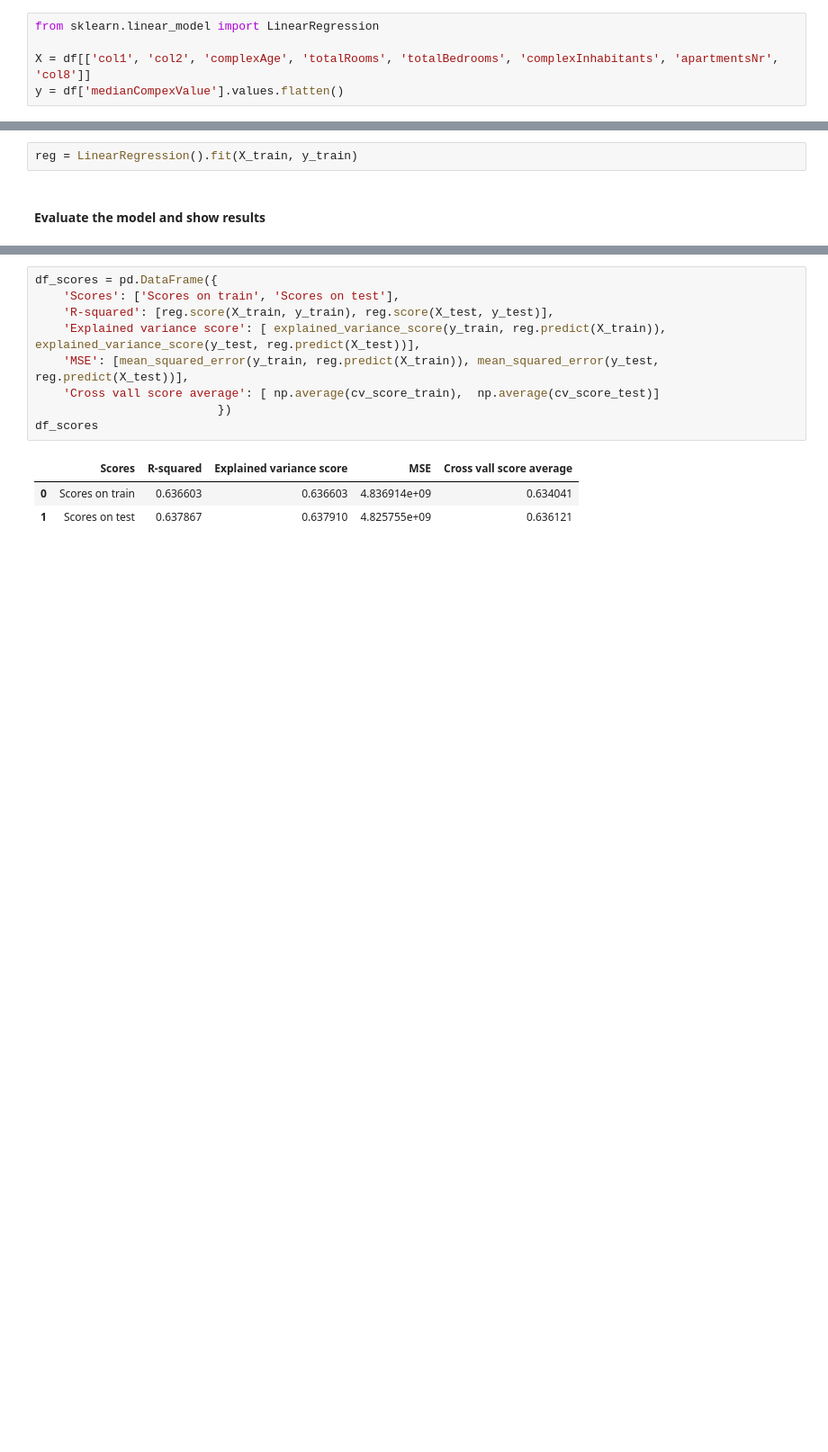
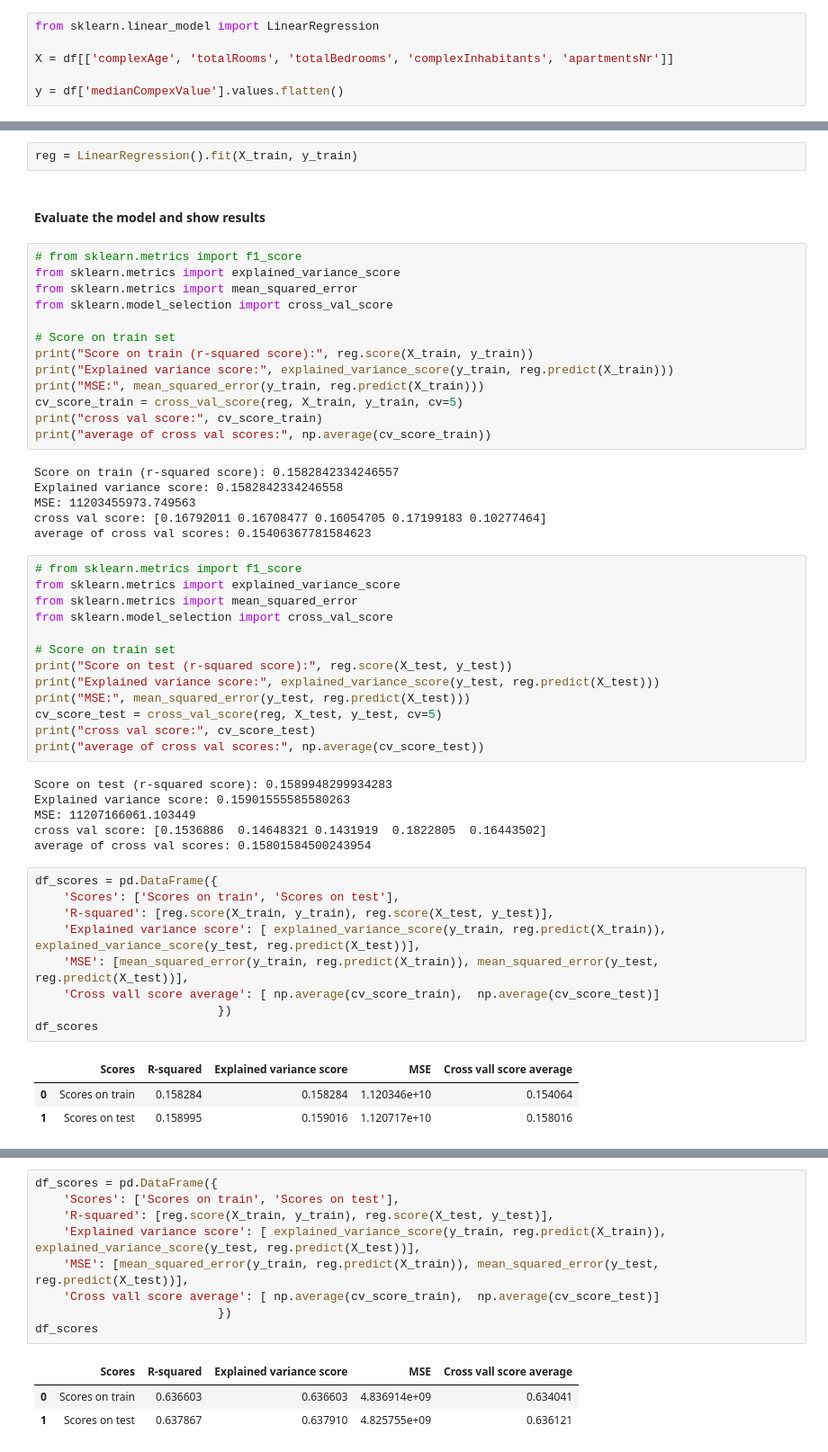
Before and after one commit to mdiannna/Labs_UTM_AI, a Jupyter notebook: Lab3/LinearRegressionLab3AI.ipynb, the cells around one changed output, grey strips where cells are left out. Shown at 90% size. Saved outputs shown, nothing was run; the diff lists cells and outputs as text; blank space fills up the shorter version.

```diff
--- a/Lab3/LinearRegressionLab3AI.ipynb
+++ b/Lab3/LinearRegressionLab3AI.ipynb
@@ -198,7 +197,8 @@ Difference in %:  1.411728163064496 %
 # %%
 from sklearn.linear_model import LinearRegression
 
-X = df[['col1', 'col2', 'complexAge', 'totalRooms', 'totalBedrooms', 'complexInhabitants', 'apartmentsNr', 'col8']]
+X = df[['complexAge', 'totalRooms', 'totalBedrooms', 'complexInhabitants', 'apartmentsNr']]
+
 y = df['medianCompexValue'].values.flatten()
 # %%
 from sklearn.model_selection import train_test_split
@@ -208,3 +208,54 @@ X_train, X_test, y_train, y_test = train_test_split(X, y, test_size=0.33, random
 reg = LinearRegression().fit(X_train, y_train)
 # %% [markdown]
 #### Evaluate the model and show results
+# %%
+# from sklearn.metrics import f1_score
+from sklearn.metrics import explained_variance_score
+from sklearn.metrics import mean_squared_error
+from sklearn.model_selection import cross_val_score
+
+# Score on train set
+print("Score on train (r-squared score):", reg.score(X_train, y_train))
+print("Explained variance score:", explained_variance_score(y_train, reg.predict(X_train)))
+print("MSE:", mean_squared_error(y_train, reg.predict(X_train)))
+cv_score_train = cross_val_score(reg, X_train, y_train, cv=5)
+print("cross val score:", cv_score_train)
+print("average of cross val scores:", np.average(cv_score_train))
+# %% [output]
+Score on train (r-squared score): 0.1582842334246557
+Explained variance score: 0.1582842334246558
+MSE: 11203455973.749563
+cross val score: [0.16792011 0.16708477 0.16054705 0.17199183 0.10277464]
+average of cross val scores: 0.15406367781584623
+# %%
+# from sklearn.metrics import f1_score
+from sklearn.metrics import explained_variance_score
+from sklearn.metrics import mean_squared_error
+from sklearn.model_selection import cross_val_score
+
+# Score on train set
+print("Score on test (r-squared score):", reg.score(X_test, y_test))
+print("Explained variance score:", explained_variance_score(y_test, reg.predict(X_test)))
+print("MSE:", mean_squared_error(y_test, reg.predict(X_test)))
+cv_score_test = cross_val_score(reg, X_test, y_test, cv=5)
+print("cross val score:", cv_score_test)
+print("average of cross val scores:", np.average(cv_score_test))
+# %% [output]
+Score on test (r-squared score): 0.1589948299934283
+Explained variance score: 0.15901555585580263
+MSE: 11207166061.103449
+cross val score: [0.1536886  0.14648321 0.1431919  0.1822805  0.16443502]
+average of cross val scores: 0.15801584500243954
+# %%
+df_scores = pd.DataFrame({
+    'Scores': ['Scores on train', 'Scores on test'],
+    'R-squared': [reg.score(X_train, y_train), reg.score(X_test, y_test)],
+    'Explained variance score': [ explained_variance_score(y_train, reg.predict(X_train)),  explained_variance_score(y_test, reg.predict(X_test))],
+    'MSE': [mean_squared_error(y_train, reg.predict(X_train)), mean_squared_error(y_test, reg.predict(X_test))],
+    'Cross vall score average': [ np.average(cv_score_train),  np.average(cv_score_test)]
+                          })
+df_scores
+# %% [output]
+|  | Scores | R-squared | Explained variance score | MSE | Cross vall score average |
+| 0 | Scores on train | 0.158284 | 0.158284 | 1.120346e+10 | 0.154064 |
+| 1 | Scores on test | 0.158995 | 0.159016 | 1.120717e+10 | 0.158016 |
```
Also changed, not shown: parts of 9 cells of this notebook, 1 other file.
